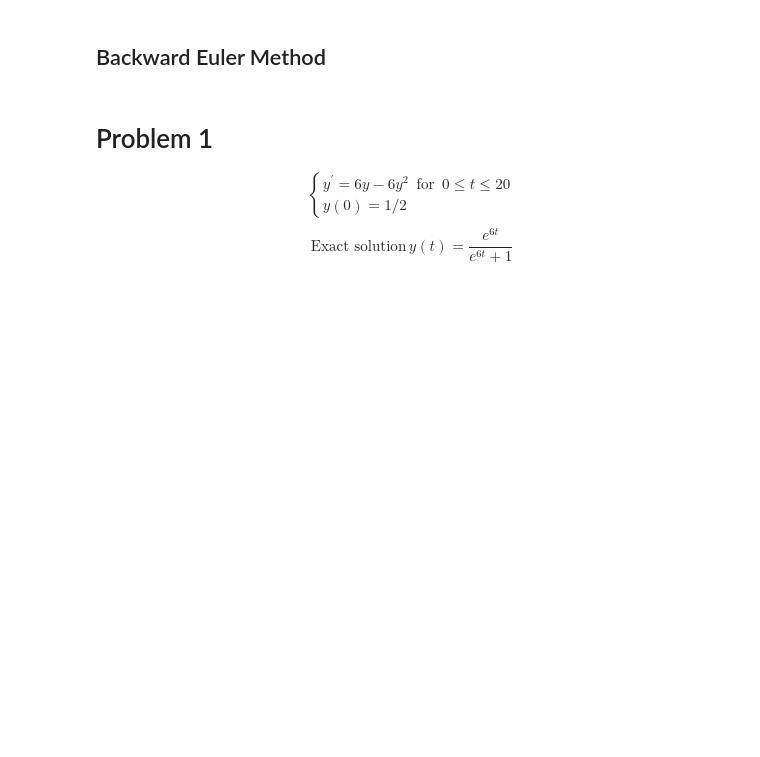
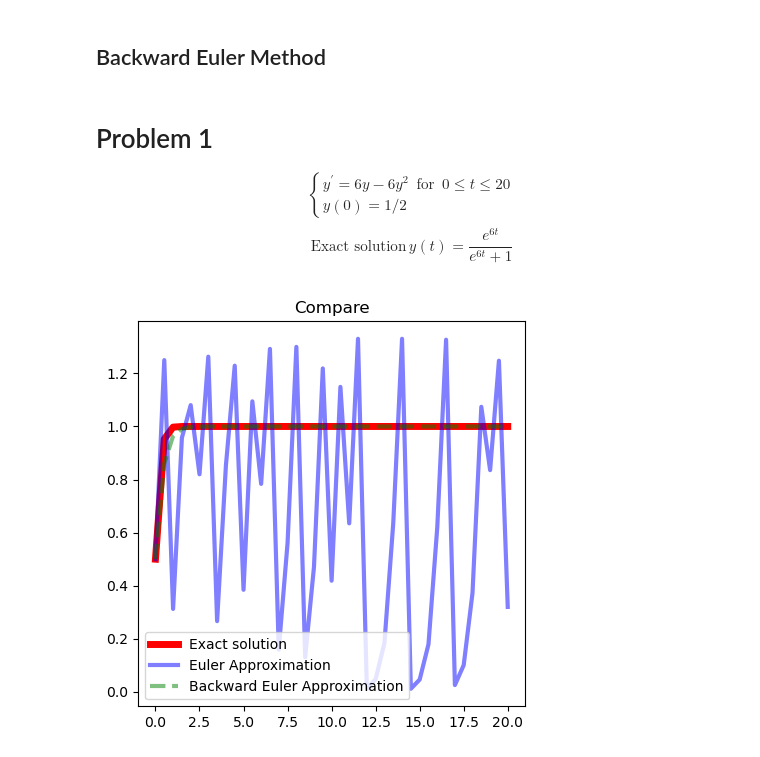
Before and after one commit to byeolla/Numerical_analysis, a Jupyter notebook: 2ndhomework.ipynb, the cells around one changed output. Cells and saved outputs as stored; diff of their text form; code cells hidden in the pictures; blank space fills up the shorter version.

```diff
--- a/2ndhomework.ipynb
+++ b/2ndhomework.ipynb
@@ -156,8 +160,10 @@ exact = g(grid)
 # %%
 plt.figure(figsize=(5,5))
 plt.title("Compare")
-plt.plot(grid, exact, label="Exact solution", c="r")
+plt.plot(grid, exact, label="Exact solution", c="r", lw=5)
 plt.plot(grid, eulergrid, 'b-', label="Euler Approximation", lw=3, alpha=0.5)
 plt.plot(grid, backgrid,'g--', label="Backward Euler Approximation", lw=3, alpha=0.5)
 plt.legend()
 plt.show()
+# %% [output]
+[figure, added]
```
Also changed, not shown: parts of 1 cell of this notebook.
